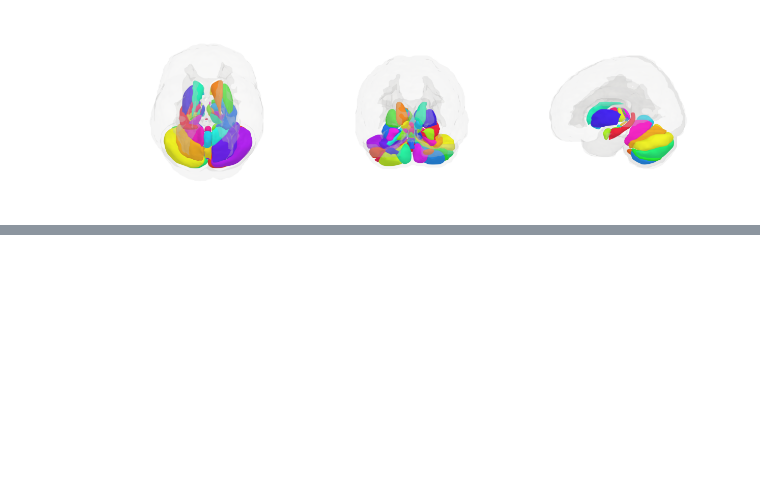
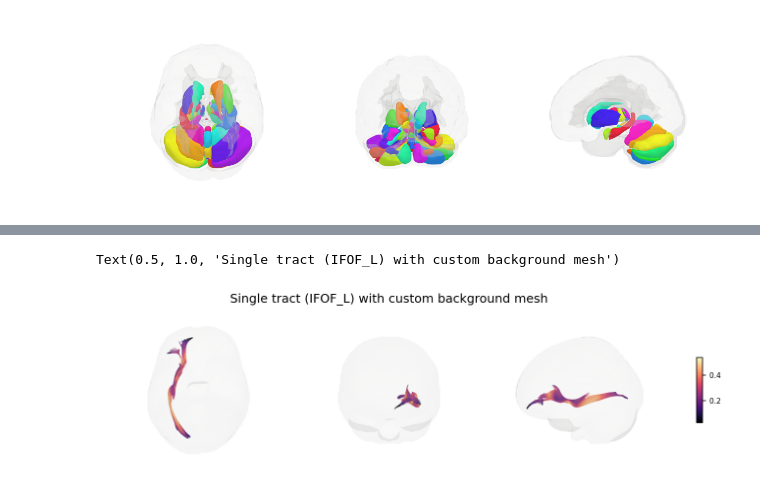
Before and after one commit to anniegbryant/yabplot, a Jupyter notebook: docs/tutorials/custom_background_mesh.ipynb, the cells around one changed output, grey strips where cells are left out. Drawn from its saved outputs; the diff is of its cells as text; code cells hidden in the pictures; blank space fills up the shorter version.

```diff
--- a/docs/tutorials/custom_background_mesh.ipynb
+++ b/docs/tutorials/custom_background_mesh.ipynb
@@ -132,0 +175,25 @@ In this section, we will apply the same procedure as for the subcortical atlas,
+# %%
+# locate the specific .trk file you want to map
+atlas_dir = yab.data._resolve_resource_path('xtract_large', 'tracts')
+tract_files = yab.data._find_tract_files(atlas_dir)
+
+# lets get the path to the left inferior fronto-occipital fasciculus (IFOF)
+cst_l_path = tract_files['IFOF_L']
+
+# sample the volume for just this one tract and add it to dictionary
+sampled_array = yab.project_vol2tract(trk_path=cst_l_path, nii_path=fa_path)
+single_tract_data = {'IFOF_L': sampled_array}
+
+ax = yab.plot_tracts(
+    atlas="xtract_large",
+    data=single_tract_data,
+    views=["superior", "anterior", "left_lateral"],
+    bmesh=bg_mesh,
+    nan_alpha=0.0, # hide other tracts
+    bmesh_alpha=0.2,
+    cmap="magma"
+)
+ax.set_title("Single tract (IFOF_L) with custom background mesh")
+# %% [output]
+Text(0.5, 1.0, 'Single tract (IFOF_L) with custom background mesh')
+[figure, added]
```
Also changed, not shown: parts of 9 cells of this notebook.
